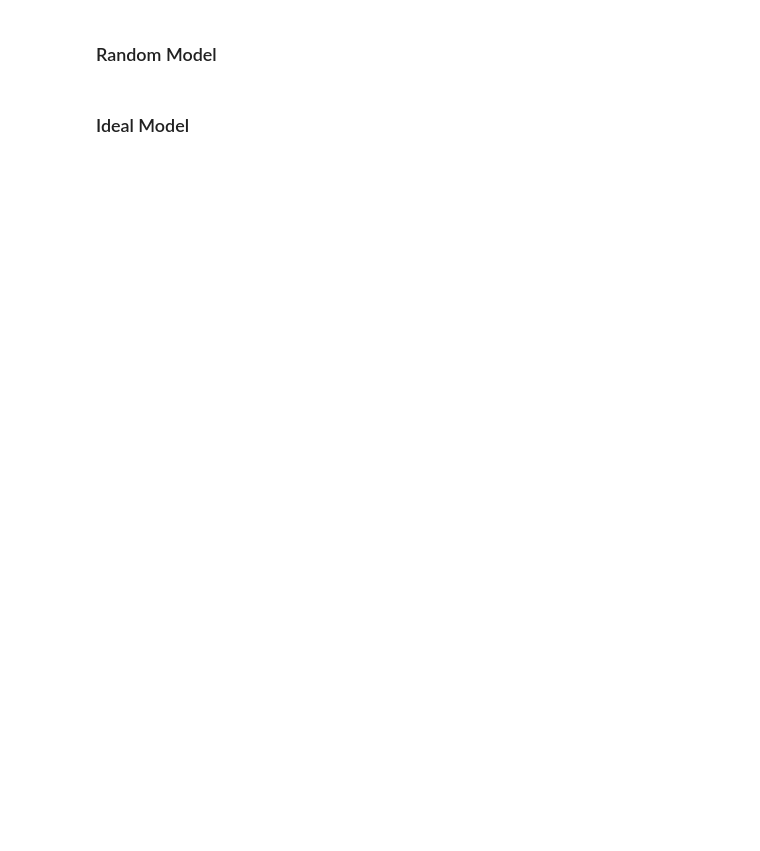
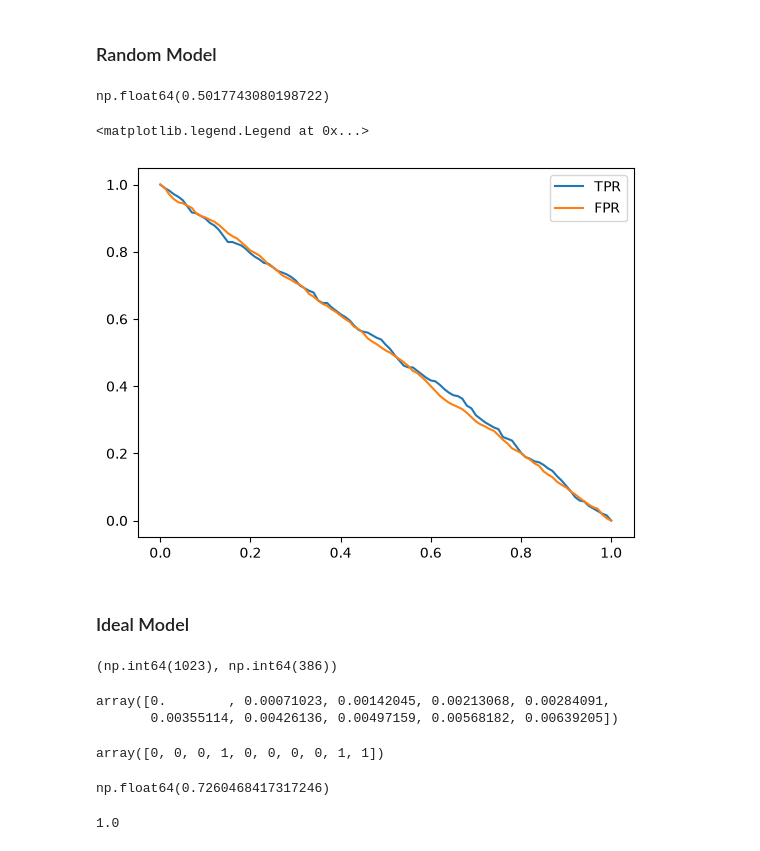
Before and after one commit to spycebot/machine-learning-zoomcamp, a Jupyter notebook: 04-evaluation/04-02-accuracy.ipynb, the cells around one changed output. Drawn from its saved outputs; the diff is of its cells as text; code cells hidden in the pictures; blank space fills up the shorter version.

```diff
--- a/04-evaluation/04-02-accuracy.ipynb
+++ b/04-evaluation/04-02-accuracy.ipynb
@@ -189,4 +439,54 @@ ValueError: This solver needs samples of at least 2 classes in the data, but the
 # %% [markdown]
 ### Random Model
+# %%
+np.random.seed(1)
+y_rand = np.random.uniform(0, 1, size=len(y_val))
+# %%
+((y_rand >= 0.5) == y_val).mean()
+# %% [output]
+np.float64(0.5017743080198722)
+# %%
+def tpr_fpr_dataframe(y_val, y_pred):
+    scores = []
+
+    thresholds = np.linspace(0, 1, 101)
+
+    for t in thresholds:
+        actual_positive = (y_val == 1)
+        actual_negative = (y_val == 0)
+
+        predict_positive = (y_pred >= t)
+        predict_negative = (y_pred < t)
+
+        tp = (predict_positive & actual_positive).sum()
+        tn = (predict_negative & actual_negative).sum()
+
+        fp = (predict_positive & actual_negative).sum()
+        fn = (predict_negative & actual_positive).sum()
+
+        scores.append((t, tp, fp, fn, tn))
+
+    columns = ['threshold', 'tp', 'fp', 'fn', 'tn']
+    df_scores = pd.DataFrame(scores, columns=columns)
+
+    df_scores['tpr'] = df_scores.tp / (df_scores.tp + df_scores.fn)
+    df_scores['fpr'] = df_scores.fp / (df_scores.fp + df_scores.tn)
+
+    return df_scores
+# %%
+df_rand = tpr_fpr_dataframe(y_val, y_rand)
+# %%
+plt.plot(df_rand.threshold, df_rand['tpr'], label='TPR')
+plt.plot(df_rand.threshold, df_rand['fpr'], label='FPR')
+plt.legend()
+# %% [output]
+<matplotlib.legend.Legend at 0x...>
+[figure, added]
 # %% [markdown]
 ### Ideal Model
+# %%
+num_neg = (y_val == 0).sum()
+num_pos = (y_val == 1).sum()
+num_neg, num_pos
+# %% [output]
+(np.int64(1023), np.int64(386))
@@ -192,0 +498,17 @@ ValueError: This solver needs samples of at least 2 classes in the data, but the
+# %%
+y_ideal_pred[:10]
+# %% [output]
+array([0.        , 0.00071023, 0.00142045, 0.00213068, 0.00284091,
+       0.00355114, 0.00426136, 0.00497159, 0.00568182, 0.00639205])
+# %%
+y_val[:10]
+# %% [output]
+array([0, 0, 0, 1, 0, 0, 0, 0, 1, 1])
+# %%
+1 - y_val.mean()
+# %% [output]
+np.float64(0.7260468417317246)
+# %%
+accuracy_score(y_ideal, y_ideal_pred >= 0.726)
+# %% [output]
+1.0
```
Also changed, not shown: parts of 64 cells of this notebook.
